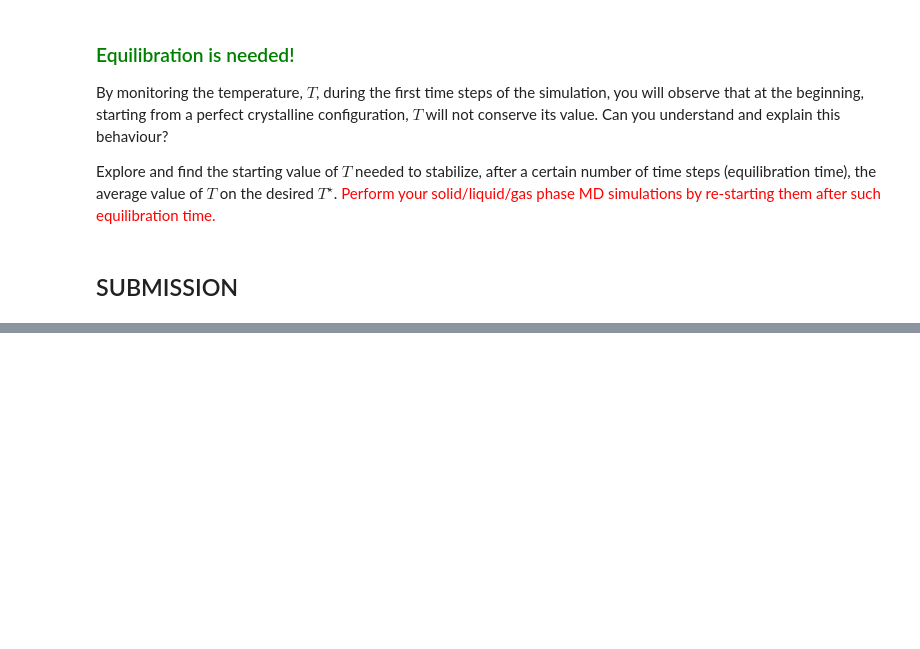
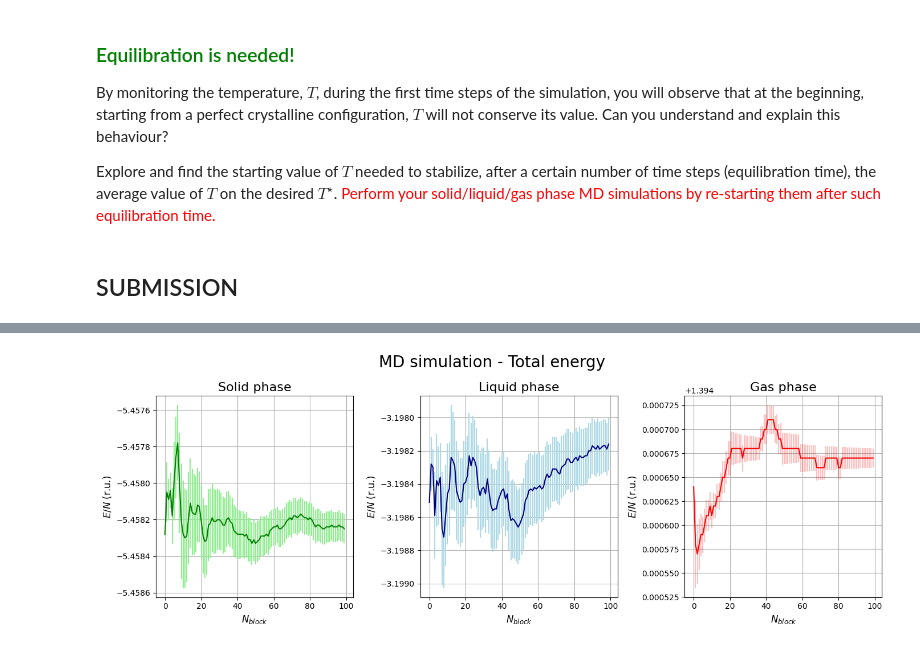
Before and after one commit to lazzerialberto/sim_numerica, a Jupyter notebook: lezione_4/LSN_Exercises_04.ipynb, the cells around one changed output, grey strips where cells are left out. Cells and saved outputs as stored; diff of their text form; code cells hidden in the pictures; blank space fills up the shorter version.

```diff
--- a/lezione_4/LSN_Exercises_04.ipynb
+++ b/lezione_4/LSN_Exercises_04.ipynb
@@ -41,6 +90,15 @@ data_gas=np.loadtxt("./NSL_SIMULATOR/OUTPUT/gas/pressure.dat")
 tdata_solid=np.loadtxt("./NSL_SIMULATOR/OUTPUT/solid/temperature.dat")
 tdata_liquid=np.loadtxt("./NSL_SIMULATOR/OUTPUT/liquid/temperature.dat")
 tdata_gas=np.loadtxt("./NSL_SIMULATOR/OUTPUT/gas/temperature.dat")
+ten_solid=np.loadtxt("./NSL_SIMULATOR/OUTPUT/solid/total_energy.dat")
+ten_liquid=np.loadtxt("./NSL_SIMULATOR/OUTPUT/liquid/total_energy.dat")
+ten_gas=np.loadtxt("./NSL_SIMULATOR/OUTPUT/gas/total_energy.dat")
+pen_solid=np.loadtxt("./NSL_SIMULATOR/OUTPUT/solid/potential_energy.dat")
+pen_liquid=np.loadtxt("./NSL_SIMULATOR/OUTPUT/liquid/potential_energy.dat")
+pen_gas=np.loadtxt("./NSL_SIMULATOR/OUTPUT/gas/potential_energy.dat")
+ken_solid=np.loadtxt("./NSL_SIMULATOR/OUTPUT/solid/kinetic_energy.dat")
+ken_liquid=np.loadtxt("./NSL_SIMULATOR/OUTPUT/liquid/kinetic_energy.dat")
+ken_gas=np.loadtxt("./NSL_SIMULATOR/OUTPUT/gas/kinetic_energy.dat")
 
 fin_solid=[]
 err_solid=[]
@@ -115,0 +174,31 @@ plt.show()
+# %%
+fig2=plt.figure(figsize=(14,5))
+ax4=fig2.add_subplot(1,3,1)
+ax4.errorbar(range(len(tfin_solid)),ten_solid[:,2],yerr=ten_solid[:,3],c='green',ecolor='lightgreen',label='measured value')
+ax4.set_ylabel(r"$E/N$ (r.u.)", fontsize=12)
+ax4.set_xlabel(r"$N_{block}$",fontsize=12)
+ax4.grid(True)
+#ax4.legend()
+ax4.set_title(r"Solid phase",fontsize=16)
+
+ax5=fig2.add_subplot(1,3,2)
+ax5.errorbar(range(len(tfin_liquid)),ten_liquid[:,2],yerr=ten_liquid[:,3],c='navy',ecolor='lightblue',label='measured value')
+ax5.set_ylabel(r"$E/N$ (r.u.)", fontsize=12)
+ax5.set_xlabel(r"$N_{block}$",fontsize=12)
+ax5.grid(True)
+#ax5.legend()
+ax5.set_title(r"Liquid phase",fontsize=16)
+
+ax6=fig2.add_subplot(1,3,3)
+ax6.errorbar(range(len(tfin_gas)),ten_gas[:,2],yerr=ten_gas[:,3],c='red',ecolor=(1.0, 0.0, 0.0, 0.25),label='measured value')
+ax6.set_ylabel(r"$E/N$ (r.u.)", fontsize=12)
+ax6.set_xlabel(r"$N_{block}$",fontsize=12)
+ax6.grid(True)
+#ax6.legend()
+ax6.set_title(r"Gas phase",fontsize=16)
+
+plt.suptitle(r"MD simulation - Total energy",fontsize=20)
+plt.tight_layout()
+plt.show()
+# %% [output]
+[figure, added]
```
Also changed, not shown: parts of 7 cells of this notebook, 3 other files.
